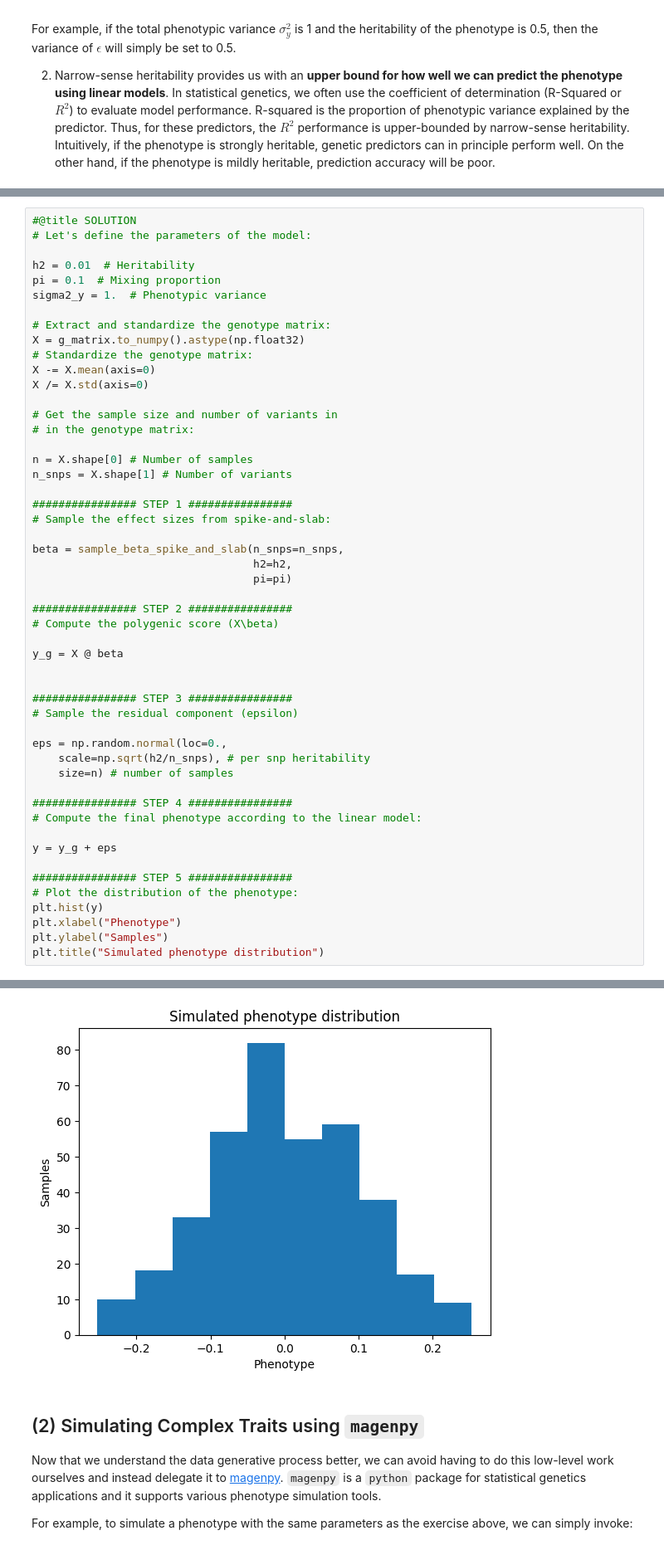
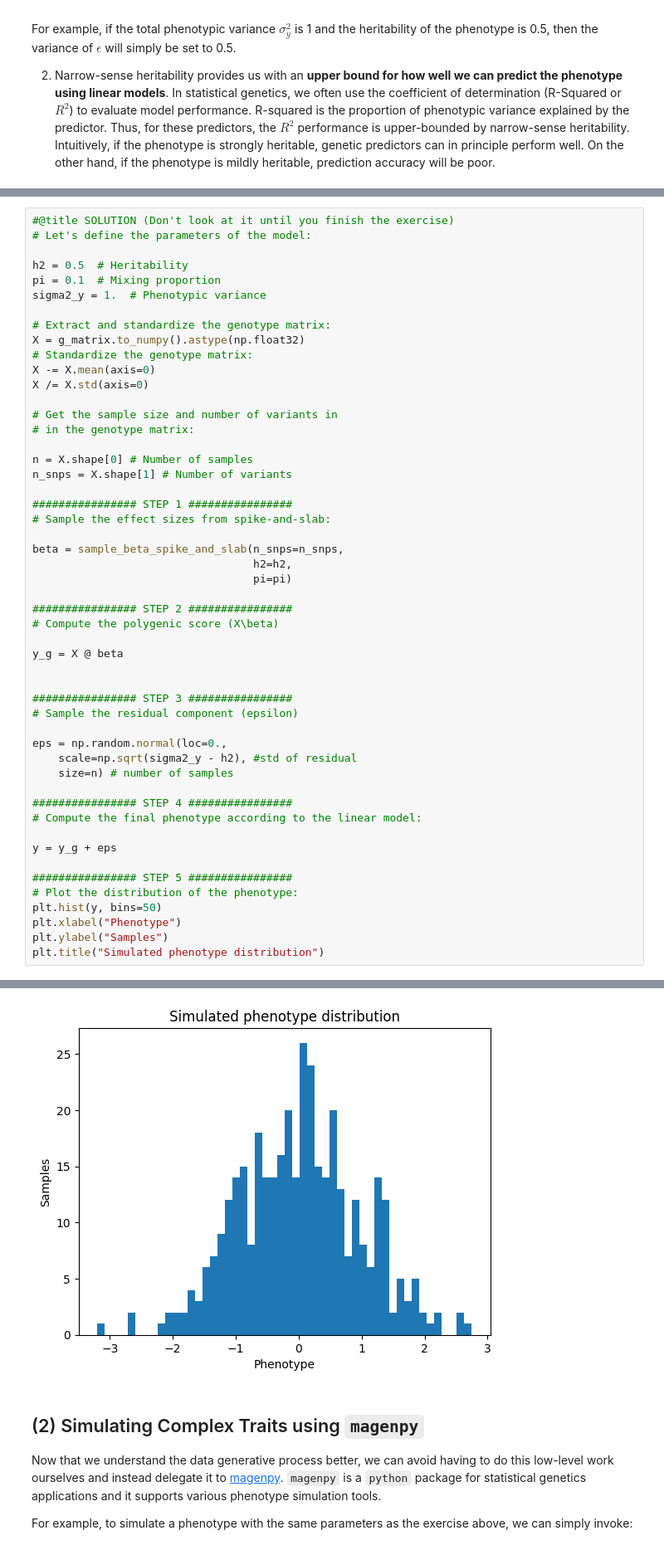
Before and after one commit to yueliyl/viprs-tut, a Jupyter notebook: Inference of Polygenic Risk Scores from Biobank Data.ipynb, the cells around one changed output, grey strips where cells are left out. Shown: that part at 83% size. Cells and saved outputs as stored; diff of their text form.

```diff
--- a/Inference of Polygenic Risk Scores from Biobank Data.ipynb
+++ b/Inference of Polygenic Risk Scores from Biobank Data.ipynb
@@ -500,10 +500,10 @@ n_snps = X.shape[1] # Number of variants
 # %% [output]
 ''
 # %%
-#@title SOLUTION
+#@title SOLUTION (Don't look at it until you finish the exercise)
 # Let's define the parameters of the model:
 
-h2 = 0.01  # Heritability
+h2 = 0.5  # Heritability
 pi = 0.1  # Mixing proportion
 sigma2_y = 1.  # Phenotypic variance
 
@@ -523,36 +523,36 @@ n_snps = X.shape[1] # Number of variants
 # Sample the effect sizes from spike-and-slab:
 
 beta = sample_beta_spike_and_slab(n_snps=n_snps,
                                   h2=h2,
                                   pi=pi)
 
 ################ STEP 2 ################
 # Compute the polygenic score (X\beta)
 
 y_g = X @ beta
 
 
 ################ STEP 3 ################
 # Sample the residual component (epsilon)
 
 eps = np.random.normal(loc=0.,
-    scale=np.sqrt(h2/n_snps), # per snp heritability
+    scale=np.sqrt(sigma2_y - h2), #std of residual
     size=n) # number of samples
 
 ################ STEP 4 ################
 # Compute the final phenotype according to the linear model:
 
 y = y_g + eps
 
 ################ STEP 5 ################
 # Plot the distribution of the phenotype:
-plt.hist(y)
+plt.hist(y, bins=50)
 plt.xlabel("Phenotype")
 plt.ylabel("Samples")
 plt.title("Simulated phenotype distribution")
 # %% [output]
 Text(0.5, 1.0, 'Simulated phenotype distribution')
-[figure, old version]
+[figure, new version]
 # %% [markdown]
 ## (2) Simulating Complex Traits using `magenpy`
 
```
Also changed, not shown: parts of 1 cell of this notebook.
